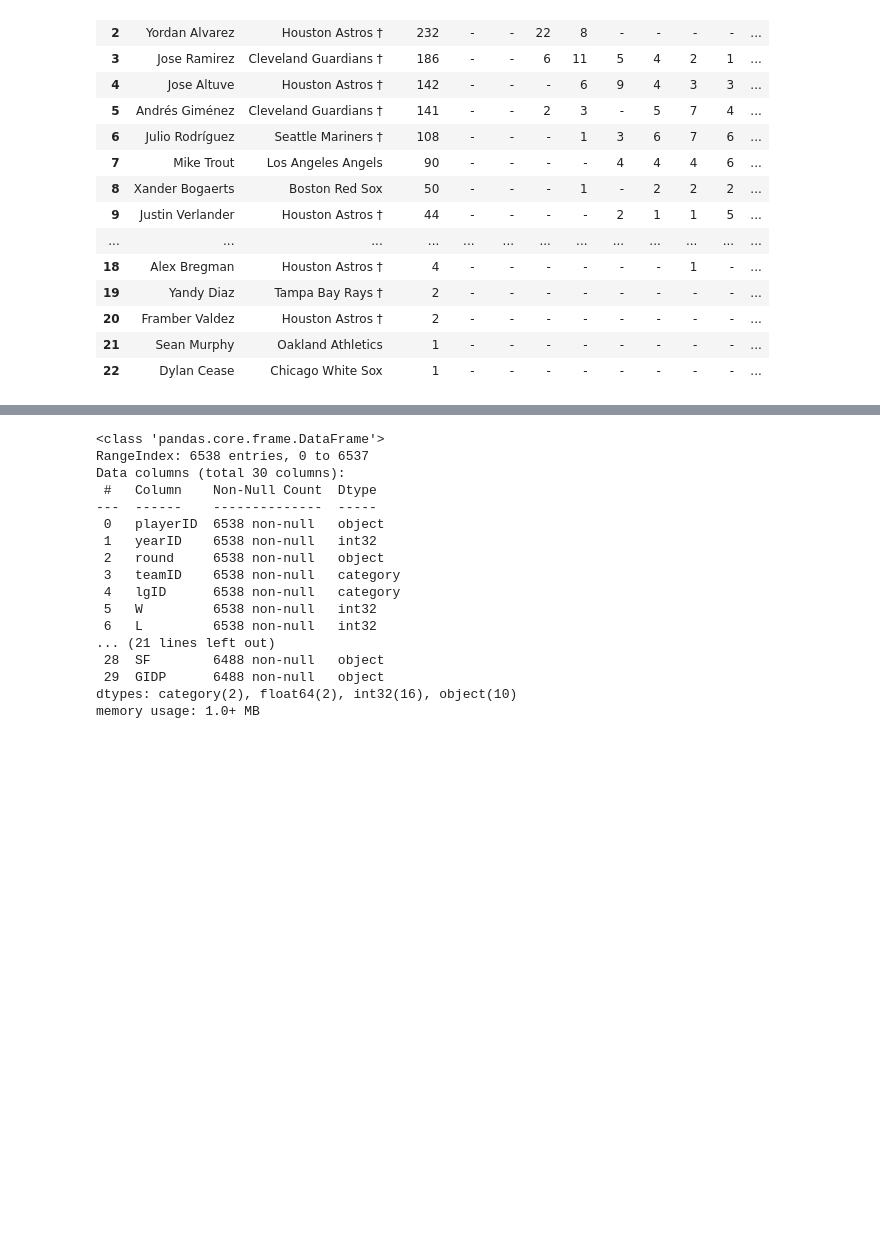
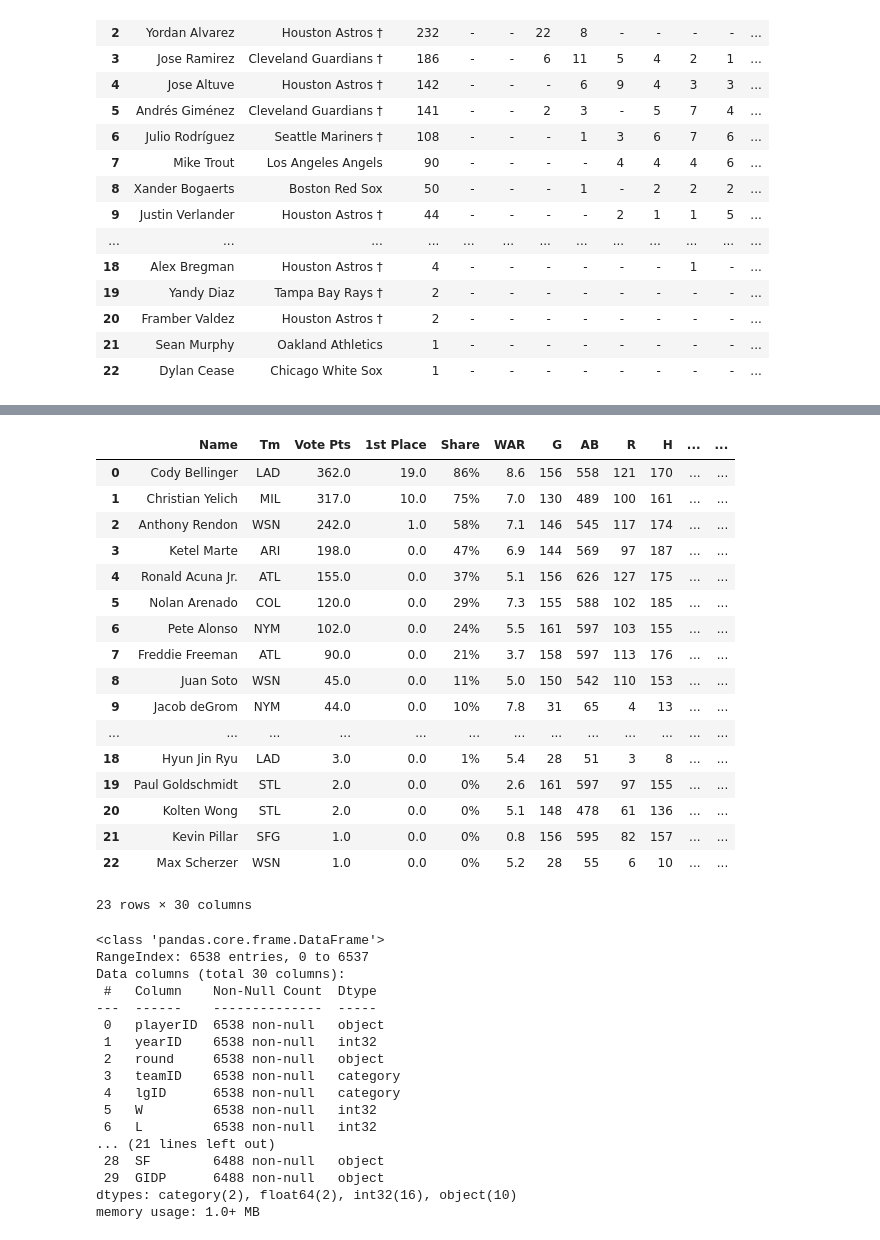
Before and after one commit to an-izq/Pitcher-HOF-Predictor, a Jupyter notebook: Pitcher-HOF-Predictor.ipynb, the cells around one changed output, grey strips where cells are left out. Drawn from its saved outputs; the diff is of its cells as text; code cells hidden in the pictures; blank space fills up the shorter version.

```diff
--- a/Pitcher-HOF-Predictor.ipynb
+++ b/Pitcher-HOF-Predictor.ipynb
@@ -305,3 +342,24 @@ memory usage: 0.0+ bytes
+# %%
+mvp_1_2019
+# %% [output]
+|  | Name | Tm | Vote Pts | 1st Place | Share | WAR | G | AB | R | H | ... | ... |
+| 0 | Cody Bellinger | LAD | 362.0 | 19.0 | 86% | 8.6 | 156 | 558 | 121 | 170 | ... | ... |
+| 1 | Christian Yelich | MIL | 317.0 | 10.0 | 75% | 7.0 | 130 | 489 | 100 | 161 | ... | ... |
+| 2 | Anthony Rendon | WSN | 242.0 | 1.0 | 58% | 7.1 | 146 | 545 | 117 | 174 | ... | ... |
+| 3 | Ketel Marte | ARI | 198.0 | 0.0 | 47% | 6.9 | 144 | 569 | 97 | 187 | ... | ... |
+| 4 | Ronald Acuna Jr. | ATL | 155.0 | 0.0 | 37% | 5.1 | 156 | 626 | 127 | 175 | ... | ... |
+| 5 | Nolan Arenado | COL | 120.0 | 0.0 | 29% | 7.3 | 155 | 588 | 102 | 185 | ... | ... |
+| 6 | Pete Alonso | NYM | 102.0 | 0.0 | 24% | 5.5 | 161 | 597 | 103 | 155 | ... | ... |
+| 7 | Freddie Freeman | ATL | 90.0 | 0.0 | 21% | 3.7 | 158 | 597 | 113 | 176 | ... | ... |
+| 8 | Juan Soto | WSN | 45.0 | 0.0 | 11% | 5.0 | 150 | 542 | 110 | 153 | ... | ... |
+| 9 | Jacob deGrom | NYM | 44.0 | 0.0 | 10% | 7.8 | 31 | 65 | 4 | 13 | ... | ... |
+| ... | ... | ... | ... | ... | ... | ... | ... | ... | ... | ... | ... | ... |
+| 18 | Hyun Jin Ryu | LAD | 3.0 | 0.0 | 1% | 5.4 | 28 | 51 | 3 | 8 | ... | ... |
+| 19 | Paul Goldschmidt | STL | 2.0 | 0.0 | 0% | 2.6 | 161 | 597 | 97 | 155 | ... | ... |
+| 20 | Kolten Wong | STL | 2.0 | 0.0 | 0% | 5.1 | 148 | 478 | 61 | 136 | ... | ... |
+| 21 | Kevin Pillar | SFG | 1.0 | 0.0 | 0% | 0.8 | 156 | 595 | 82 | 157 | ... | ... |
+| 22 | Max Scherzer | WSN | 1.0 | 0.0 | 0% | 5.2 | 28 | 55 | 6 | 10 | ... | ... |
+23 rows × 30 columns
 # %%
 # PitchingPost_df Exploration
 PitchingPost_df.info()
```
Also changed, not shown: parts of 6 cells of this notebook.
